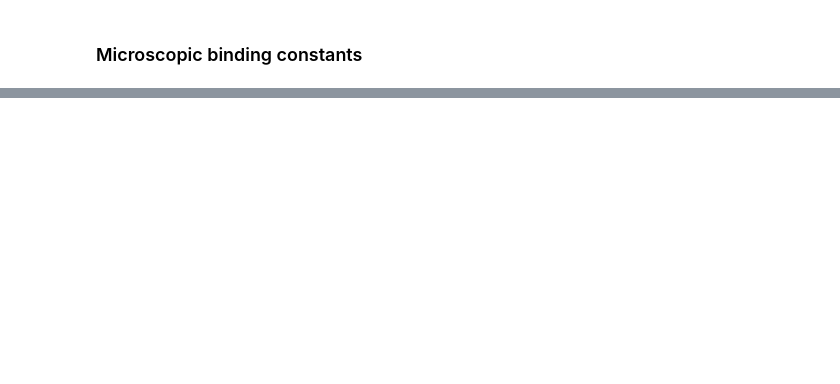
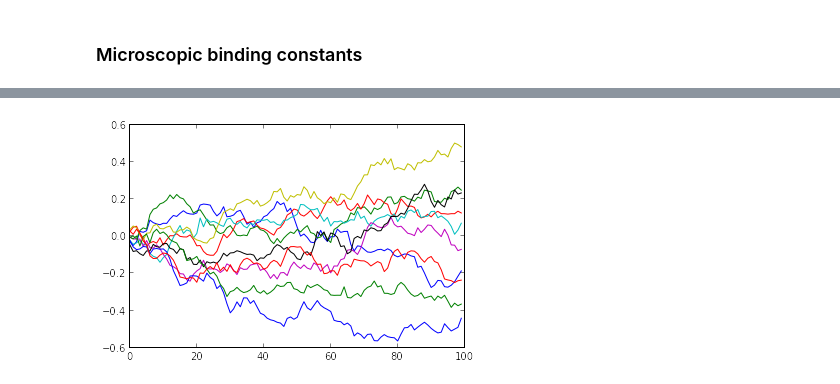
Before and after one commit to bliebeskind/EvoPhys, a Jupyter notebook: bindingCurve.ipynb, the cells around one changed output, grey strips where cells are left out. Cells and saved outputs as stored; diff of their text form; code cells hidden in the pictures; blank space fills up the shorter version.

```diff
--- a/bindingCurve.ipynb
+++ b/bindingCurve.ipynb
@@ -43,0 +47,20 @@ plt.ylabel("Binding")
+# %%
+def wiener_proc(init=0,delta=.5,dt=.1,n=100):
+    '''te,he,he'''
+    out = []
+    x = init
+    for ind,i in enumerate(range(n)):
+        x = x + norm.rvs(scale=delta**2*dt)
+        out.append(x)
+    return out
+# %%
+plt.plot()
+
+length = 100
+num_iters = 10
+
+processes = []
+for i in range(num_iters):
+    plt.plot(wiener_proc())
+# %% [output]
+[figure, added]
```
Also changed, not shown: parts of 4 cells of this notebook.
